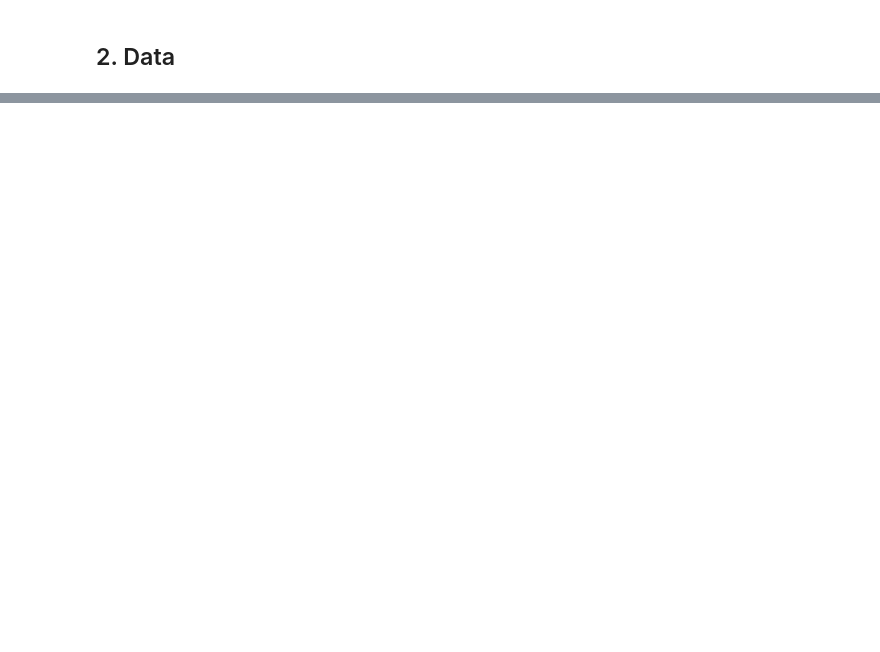
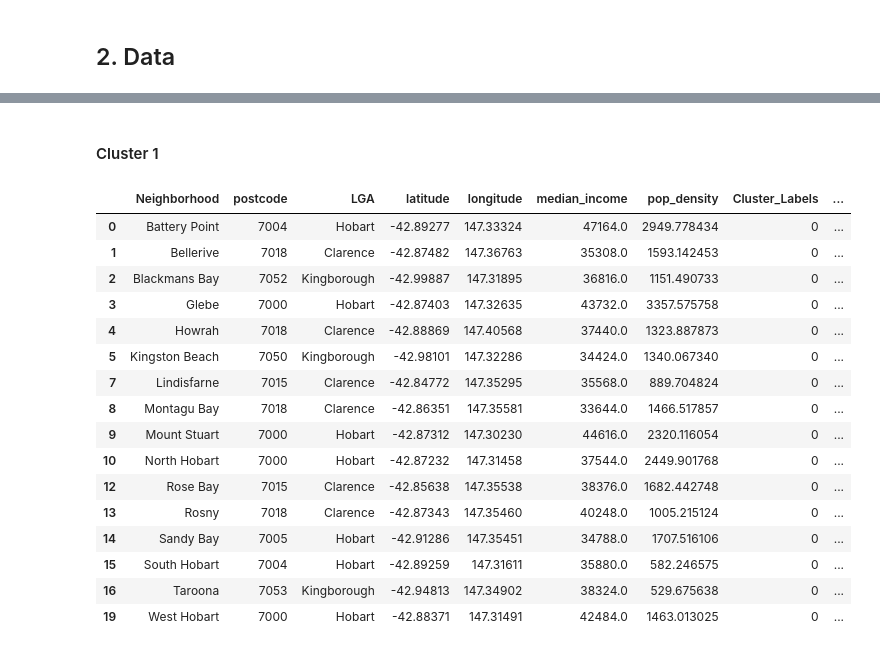
Before and after one commit to alphiousk/Coursera_Capstone, a Jupyter notebook: Coursera_Capstone.ipynb, the cells around one changed output, grey strips where cells are left out. Drawn from its saved outputs; the diff is of its cells as text; code cells hidden in the pictures; blank space fills up the shorter version.

```diff
--- a/Coursera_Capstone.ipynb
+++ b/Coursera_Capstone.ipynb
@@ -51,0 +752,21 @@
+# %%
+num_top_venues = 10
+
+indicators = ['st', 'nd', 'rd']
+
+# create columns according to number of top venues
+columns = ['Neighborhood']
+for ind in np.arange(num_top_venues):
+    try:
+        columns.append('{}{} Most Common Venue'.format(ind+1, indicators[ind]))
+    except:
+        columns.append('{}th Most Common Venue'.format(ind+1))
+
+# create a new dataframe
+neighborhoods_venues_sorted = pd.DataFrame(columns=columns)
+neighborhoods_venues_sorted['Neighborhood'] = venues_grouped['Neighborhood']
+
+for ind in np.arange(venues_grouped.shape[0]):
+    neighborhoods_venues_sorted.iloc[ind, 1:] = return_most_common_venues(venues_grouped.iloc[ind, :], num_top_venues)
+
+neighborhoods_venues_sorted.head(10)
@@ -51,0 +787,11 @@
+# %%
+# set number of clusters
+kclusters = 5
+
+hobart_grouped_clustering = venues_grouped.drop('Neighborhood', 1)
+
+# run k-means clustering
+kmeans = KMeans(n_clusters=kclusters, random_state=0).fit(hobart_grouped_clustering)
+
+# check cluster labels generated for each row in the dataframe
+kmeans.labels_[0:]
@@ -51,0 +800,10 @@
+# %%
+# add clustering labels
+neighborhoods_venues_sorted.insert(0, 'Cluster_Labels', kmeans.labels_)
+
+hobart_merged = neighborhoods
+
+#  to add latitude/longitude for each neighborhood
+hobart_merged = hobart_merged.join(neighborhoods_venues_sorted.set_index('Neighborhood'), on='Neighborhood')
+hobart_merged.dropna(axis=0, how='any', thresh=None, subset=None, inplace=True)
+hobart_merged.head() # check the last columns!
@@ -51,0 +844,22 @@
+# %% [markdown]
+#### Cluster 1
+# %%
+hobart_merged.loc[hobart_merged['Cluster_Labels'] == 0]
+# %% [output]
+|  | Neighborhood | postcode | LGA | latitude | longitude | median_income | pop_density | Cluster_Labels | ... |
+| 0 | Battery Point | 7004 | Hobart | -42.89277 | 147.33324 | 47164.0 | 2949.778434 | 0 | ... |
+| 1 | Bellerive | 7018 | Clarence | -42.87482 | 147.36763 | 35308.0 | 1593.142453 | 0 | ... |
+| 2 | Blackmans Bay | 7052 | Kingborough | -42.99887 | 147.31895 | 36816.0 | 1151.490733 | 0 | ... |
+| 3 | Glebe | 7000 | Hobart | -42.87403 | 147.32635 | 43732.0 | 3357.575758 | 0 | ... |
+| 4 | Howrah | 7018 | Clarence | -42.88869 | 147.40568 | 37440.0 | 1323.887873 | 0 | ... |
+| 5 | Kingston Beach | 7050 | Kingborough | -42.98101 | 147.32286 | 34424.0 | 1340.067340 | 0 | ... |
+| 7 | Lindisfarne | 7015 | Clarence | -42.84772 | 147.35295 | 35568.0 | 889.704824 | 0 | ... |
+| 8 | Montagu Bay | 7018 | Clarence | -42.86351 | 147.35581 | 33644.0 | 1466.517857 | 0 | ... |
+| 9 | Mount Stuart | 7000 | Hobart | -42.87312 | 147.30230 | 44616.0 | 2320.116054 | 0 | ... |
+| 10 | North Hobart | 7000 | Hobart | -42.87232 | 147.31458 | 37544.0 | 2449.901768 | 0 | ... |
+| 12 | Rose Bay | 7015 | Clarence | -42.85638 | 147.35538 | 38376.0 | 1682.442748 | 0 | ... |
+| 13 | Rosny | 7018 | Clarence | -42.87343 | 147.35460 | 40248.0 | 1005.215124 | 0 | ... |
+| 14 | Sandy Bay | 7005 | Hobart | -42.91286 | 147.35451 | 34788.0 | 1707.516106 | 0 | ... |
+| 15 | South Hobart | 7004 | Hobart | -42.89259 | 147.31611 | 35880.0 | 582.246575 | 0 | ... |
+| 16 | Taroona | 7053 | Kingborough | -42.94813 | 147.34902 | 38324.0 | 529.675638 | 0 | ... |
+| 19 | West Hobart | 7000 | Hobart | -42.88371 | 147.31491 | 42484.0 | 1463.013025 | 0 | ... |
```
Also changed, not shown: parts of 100 cells of this notebook.
